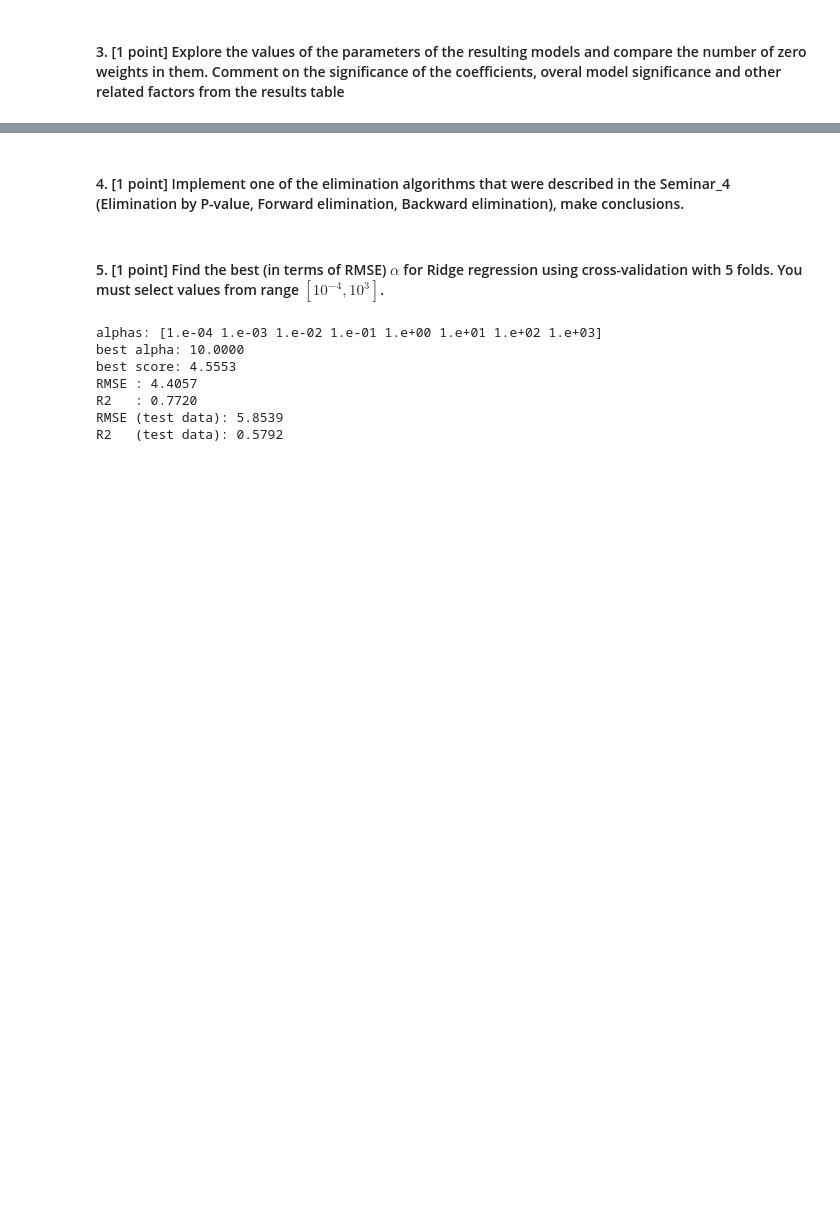
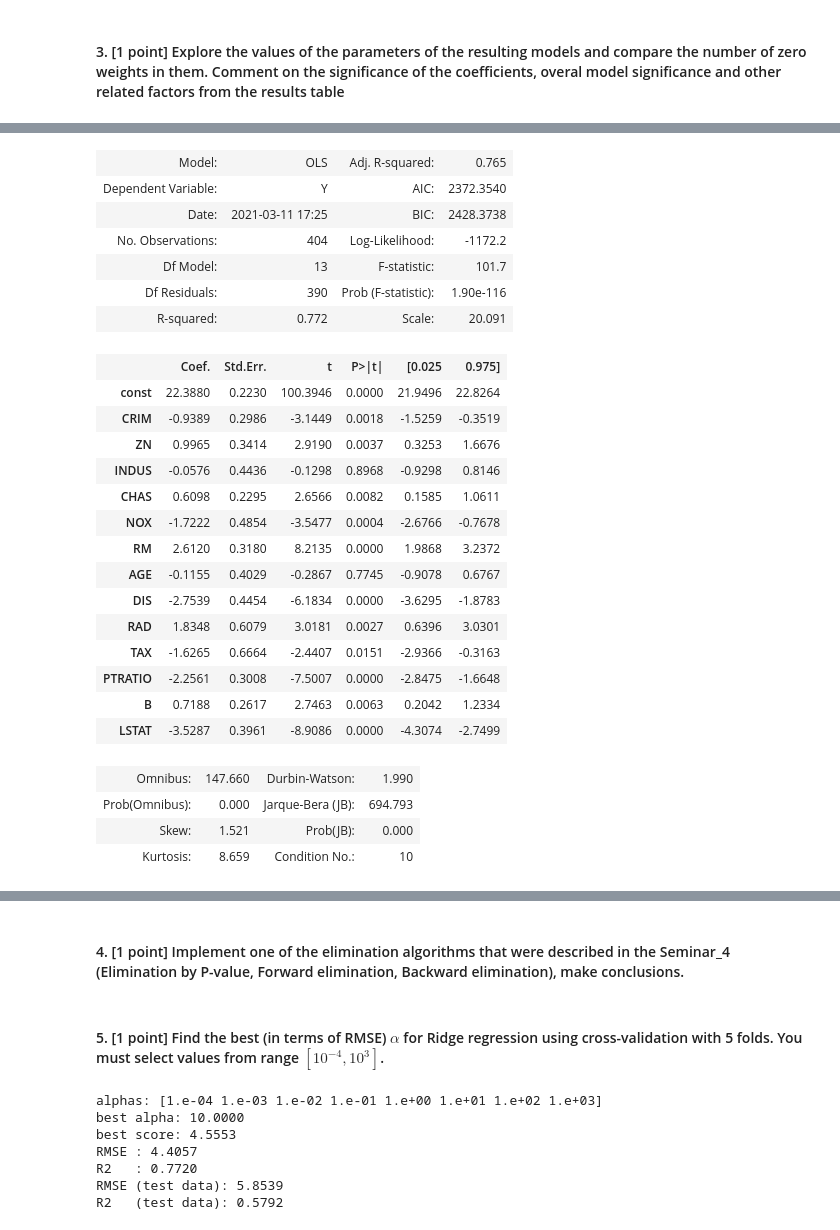
Before and after one commit to nocmok/AnDan2020, a Jupyter notebook: hw2/homework-practice-02_v3.ipynb, the cells around one changed output, grey strips where cells are left out. Saved outputs shown, nothing was run; the diff lists cells and outputs as text; code cells hidden in the pictures; blank space fills up the shorter version.

```diff
--- a/hw2/homework-practice-02_v3.ipynb
+++ b/hw2/homework-practice-02_v3.ipynb
@@ -156,3 +154,32 @@ lr.summary2()
 | Prob(Omnibus): | 0.000 | Jarque-Bera (JB): | 629.882 |
 | Skew: | 1.470 | Prob(JB): | 0.000 |
 | Kurtosis: | 8.365 | Condition No.: | 10 |
+# %%
+ridge.summary2()
+# %% [output]
+| Model: | OLS | Adj. R-squared: | 0.765 |
+| Dependent Variable: | Y | AIC: | 2372.3540 |
+| Date: | 2021-03-11 17:25 | BIC: | 2428.3738 |
+| No. Observations: | 404 | Log-Likelihood: | -1172.2 |
+| Df Model: | 13 | F-statistic: | 101.7 |
+| Df Residuals: | 390 | Prob (F-statistic): | 1.90e-116 |
+| R-squared: | 0.772 | Scale: | 20.091 |
+|  | Coef. | Std.Err. | t | P>|t| | [0.025 | 0.975] |
+| const | 22.3880 | 0.2230 | 100.3946 | 0.0000 | 21.9496 | 22.8264 |
+| CRIM | -0.9389 | 0.2986 | -3.1449 | 0.0018 | -1.5259 | -0.3519 |
+| ZN | 0.9965 | 0.3414 | 2.9190 | 0.0037 | 0.3253 | 1.6676 |
+| INDUS | -0.0576 | 0.4436 | -0.1298 | 0.8968 | -0.9298 | 0.8146 |
+| CHAS | 0.6098 | 0.2295 | 2.6566 | 0.0082 | 0.1585 | 1.0611 |
+| NOX | -1.7222 | 0.4854 | -3.5477 | 0.0004 | -2.6766 | -0.7678 |
+| RM | 2.6120 | 0.3180 | 8.2135 | 0.0000 | 1.9868 | 3.2372 |
+| AGE | -0.1155 | 0.4029 | -0.2867 | 0.7745 | -0.9078 | 0.6767 |
+| DIS | -2.7539 | 0.4454 | -6.1834 | 0.0000 | -3.6295 | -1.8783 |
+| RAD | 1.8348 | 0.6079 | 3.0181 | 0.0027 | 0.6396 | 3.0301 |
+| TAX | -1.6265 | 0.6664 | -2.4407 | 0.0151 | -2.9366 | -0.3163 |
+| PTRATIO | -2.2561 | 0.3008 | -7.5007 | 0.0000 | -2.8475 | -1.6648 |
+| B | 0.7188 | 0.2617 | 2.7463 | 0.0063 | 0.2042 | 1.2334 |
+| LSTAT | -3.5287 | 0.3961 | -8.9086 | 0.0000 | -4.3074 | -2.7499 |
+| Omnibus: | 147.660 | Durbin-Watson: | 1.990 |
+| Prob(Omnibus): | 0.000 | Jarque-Bera (JB): | 694.793 |
+| Skew: | 1.521 | Prob(JB): | 0.000 |
+| Kurtosis: | 8.659 | Condition No.: | 10 |
```
Also changed, not shown: parts of 6 cells of this notebook.
